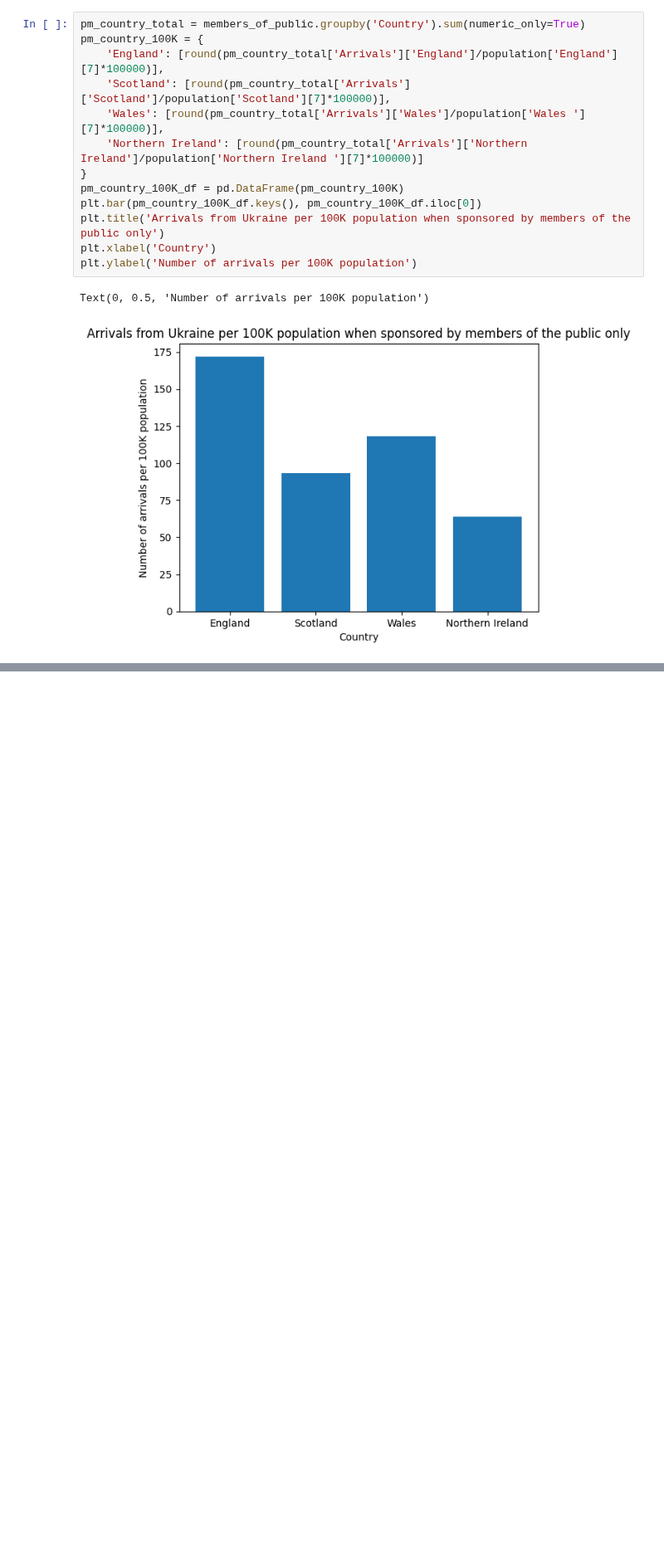
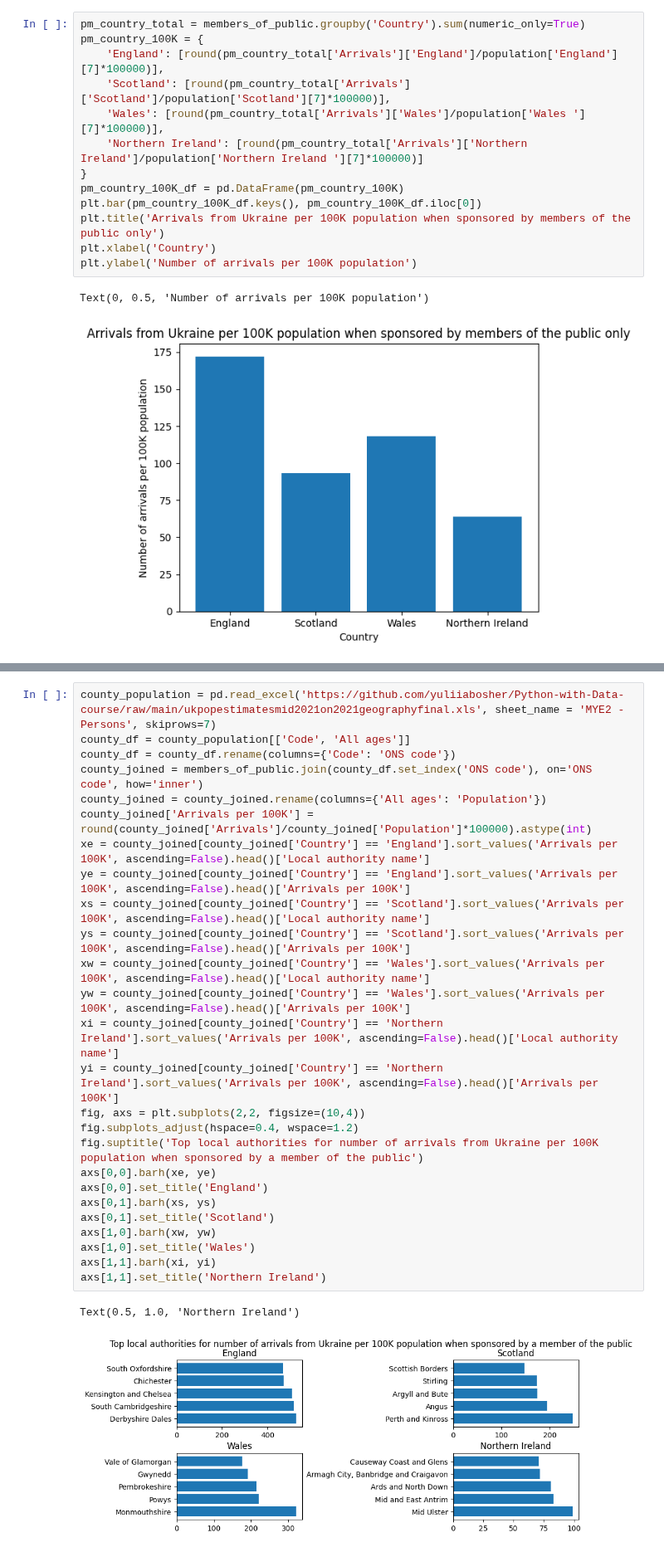
Before and after one commit to yuliiabosher/Python-with-Data-course, a Jupyter notebook: Worksheets/Data_Exploration_project.ipynb, the cells around one changed output, grey strips where cells are left out. Shown at 83% size. Cells and saved outputs as stored; diff of their text form; blank space fills up the shorter version.

```diff
--- a/Worksheets/Data_Exploration_project.ipynb
+++ b/Worksheets/Data_Exploration_project.ipynb
@@ -306,0 +285,29 @@ county_joined.sort_values('Arrivals per 100K', ascending=False).head(100)
+# %%
+county_population = pd.read_excel('https://github.com/yuliiabosher/Python-with-Data-course/raw/main/ukpopestimatesmid2021on2021geographyfinal.xls', sheet_name = 'MYE2 - Persons', skiprows=7)
+county_df = county_population[['Code', 'All ages']]
+county_df = county_df.rename(columns={'Code': 'ONS code'})
+county_joined = members_of_public.join(county_df.set_index('ONS code'), on='ONS code', how='inner')
+county_joined = county_joined.rename(columns={'All ages': 'Population'})
+county_joined['Arrivals per 100K'] = round(county_joined['Arrivals']/county_joined['Population']*100000).astype(int)
+xe = county_joined[county_joined['Country'] == 'England'].sort_values('Arrivals per 100K', ascending=False).head()['Local authority name']
+ye = county_joined[county_joined['Country'] == 'England'].sort_values('Arrivals per 100K', ascending=False).head()['Arrivals per 100K']
+xs = county_joined[county_joined['Country'] == 'Scotland'].sort_values('Arrivals per 100K', ascending=False).head()['Local authority name']
+ys = county_joined[county_joined['Country'] == 'Scotland'].sort_values('Arrivals per 100K', ascending=False).head()['Arrivals per 100K']
+xw = county_joined[county_joined['Country'] == 'Wales'].sort_values('Arrivals per 100K', ascending=False).head()['Local authority name']
+yw = county_joined[county_joined['Country'] == 'Wales'].sort_values('Arrivals per 100K', ascending=False).head()['Arrivals per 100K']
+xi = county_joined[county_joined['Country'] == 'Northern Ireland'].sort_values('Arrivals per 100K', ascending=False).head()['Local authority name']
+yi = county_joined[county_joined['Country'] == 'Northern Ireland'].sort_values('Arrivals per 100K', ascending=False).head()['Arrivals per 100K']
+fig, axs = plt.subplots(2,2, figsize=(10,4))
+fig.subplots_adjust(hspace=0.4, wspace=1.2)
+fig.suptitle('Top local authorities for number of arrivals from Ukraine per 100K population when sponsored by a member of the public')
+axs[0,0].barh(xe, ye)
+axs[0,0].set_title('England')
+axs[0,1].barh(xs, ys)
+axs[0,1].set_title('Scotland')
+axs[1,0].barh(xw, yw)
+axs[1,0].set_title('Wales')
+axs[1,1].barh(xi, yi)
+axs[1,1].set_title('Northern Ireland')
+# %% [output]
+Text(0.5, 1.0, 'Northern Ireland')
+[figure, added]
```
Also changed, not shown: parts of 1 cell of this notebook.
